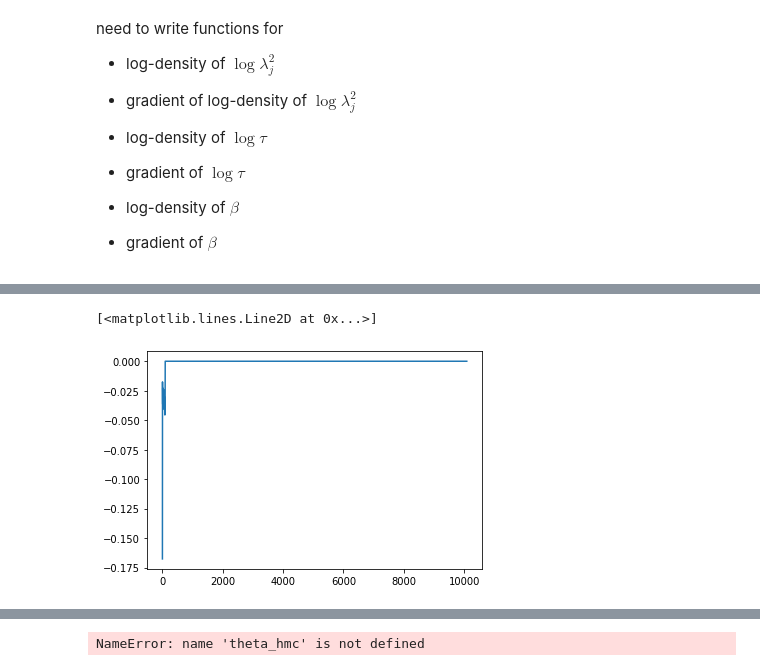
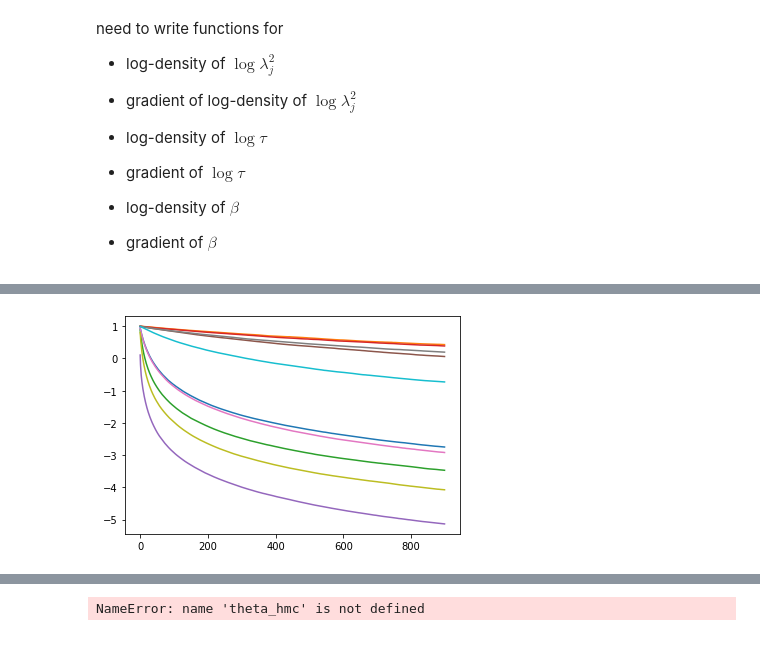
Before and after one commit to clarahoffmann/commaai, a Jupyter notebook: 04a_MCMC/unfiltered_gaussian/Ridge/HMC.ipynb, the cells around one changed output, grey strips where cells are left out. Drawn from its saved outputs; the diff is of its cells as text; code cells hidden in the pictures.

```diff
--- a/04a_MCMC/unfiltered_gaussian/Ridge/HMC.ipynb
+++ b/04a_MCMC/unfiltered_gaussian/Ridge/HMC.ipynb
@@ -28,7 +30,7 @@ theta_prior = 2.5
 beta = np.repeat(0,10)
 # number of samples we want to produce
 M = 10000 + 1
-L = 100
+L = 10
 
 # number of parameters of theta
 q = B_zeta.shape[1] + 1
@@ -42,11 +44,11 @@ n = B_zeta.shape[0]
 theta_m_1 = np.append(np.zeros(10), np.random.rand(1,))
 
 # stepsize
-epsilon = 0.00005
+epsilon = 0.00025
 
 r_m = np.zeros(theta_m_1.shape[0])
 
-tau_start = theta_m_1[p]
+tau_start = 0.01
 # %%
 W = np.array([B_zeta[i,:].dot(B_zeta[i,:]) for i in range(0, n)])
 S = np.sqrt(1/(1 + W*tau_start))
@@ -143,6 +148,11 @@ r_tilde[0] = np.zeros(11)
 theta_m_1[1] = np.zeros(11)
 all_thetas = []
 theta_m_1[0] = np.zeros(11)
+r_m[0] = np.random.multivariate_normal(np.zeros(q), np.identity(q), 1)
+r_m[1] = np.random.multivariate_normal(np.zeros(q), np.identity(q), 1)
+#step_size_tuning = DualAveragingStepSize(initial_step_size=epsilon)
+#tune = 100
+
 for m in tqdm(range(1, M - 1)):
 
     # Update S
@@ -154,19 +164,32 @@ for m in tqdm(range(1, M - 1)):
     r_tilde[m] = r0[m]
     betaBt = theta_tilde[m][0:p].dot(B_zeta.T)
 
+    Delta_theta_t = Delta_theta(theta_tilde[m], B_zeta, n, z, p, tBB, betaBt, W, theta_prior)
+
+    # update momentum
+    r_tilde[m] = r_tilde[m] + 0.5*epsilon*Delta_theta_t
+
     # generate proposal through L leapfrog updates
-    for i in range(0,L):
-        theta_tilde[m], r_tilde[m] = Leapfrog(theta_tilde[m], r_tilde[m], epsilon, n, z, p, B_zeta, tBB, betaBt, beta, W, theta_prior)
+    for i in range(0,L - 1):
+        theta_tilde[m], r_tilde[m] = Leapfrog(theta_tilde[m], r_tilde[m], epsilon, n, z, p, B_zeta, tBB, betaBt, W, theta_prior, i, L)
+
+    # update momentum
+    betaBt = theta_tilde[m][0:p].dot(B_zeta.T)
+    Delta_theta_t = Delta_theta(theta_tilde[m], B_zeta, n, z, p, tBB, betaBt, W, theta_prior)
+    r_tilde[m] = r_tilde[m] + 0.5*epsilon*Delta_theta_t
 
     S2, dS2, ddS2, S = compdS(np.exp(theta_tilde[m][p]), W)
     betaBt = theta_tilde[m][0:p].dot(B_zeta.T)
 
     # probability that proposal is accepted
     log_dens[m] = log_density(z, theta_tilde[m][p],  theta_tilde[m][0:p], B_zeta, p,  n, S, S2, tBB, theta_prior, betaBt)
-    alpha[m] = min([1, (np.exp(log_dens[m] - r_tilde[m].dot(r_tilde[m].T)*1/2))/np.exp((log_dens[m] - r0[m].dot(r0[m].T)*1/2))])
+    proposed_u = log_density(z, theta_m_1[m][p],  theta_m_1[m][0:p], B_zeta, p,  n, S, S2, tBB, theta_prior, betaBt)
+    current_K = r_tilde[m].dot(r_tilde[m].T)*0.5
+    proposed_K = r_m[m].dot(r_m[m].T)*0.5
+    p_accept = log_dens[m] -  proposed_u + current_K - proposed_K
+    alpha[m] = np.exp(min([np.log(1), p_accept]))
 
-    decision = np.random.uniform(0,1,1)
-    if decision <= alpha[m]:
+    if np.random.randn() <= alpha[m]:
         theta_m_1[m + 1] = theta_tilde[m]
         r_m[m + 1] = - r_tilde[m]
         acc.append(1)
@@ -176,3 +199,5 @@ for m in tqdm(range(1, M - 1)):
         r_m[m + 1] = - r_tilde[m - 1]
         acc.append(0)
         all_thetas.append(np.array(theta_m_1[m + 1]))
+    if (m % 100 == 0) & (m > 1):
+        print(np.mean(acc[-100:]))
@@ -186,0 +213,2 @@ np.mean(acc)
+# %%
+all_thetas = np.load('../../../../data/commaai/mcmc/filtered_gaussian_resampled/Horseshoe/all_thetas.npy')
@@ -213,6 +227,6 @@ df[:,0]
-# %%
-plt.plot(np.append(df[:,5],np.repeat(0,10000)))
-#plt.ylim(-2, -1.5)
-# %% [output]
-[<matplotlib.lines.Line2D at 0x...>]
-[figure, removed]
+# %%
+for i in range(10,20):
+    plt.plot(df[:,i])
+#plt.ylim(-0.5, .2)
+# %% [output]
+[figure, added]
```
Also changed, not shown: parts of 43 cells of this notebook, 15 other files.
